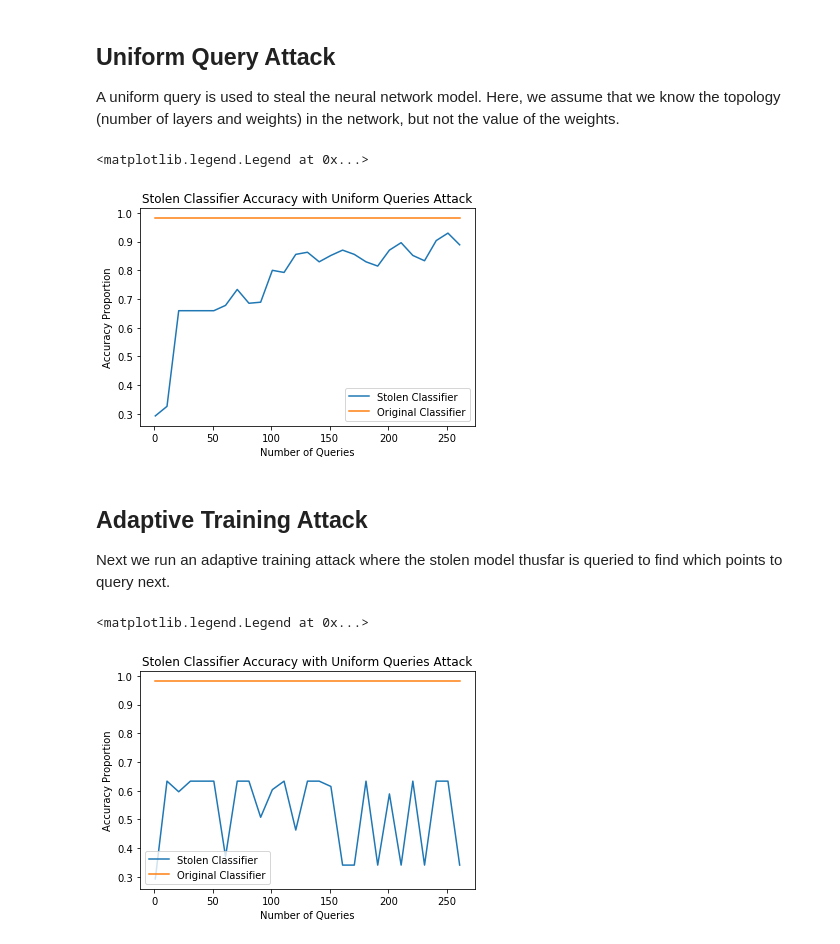
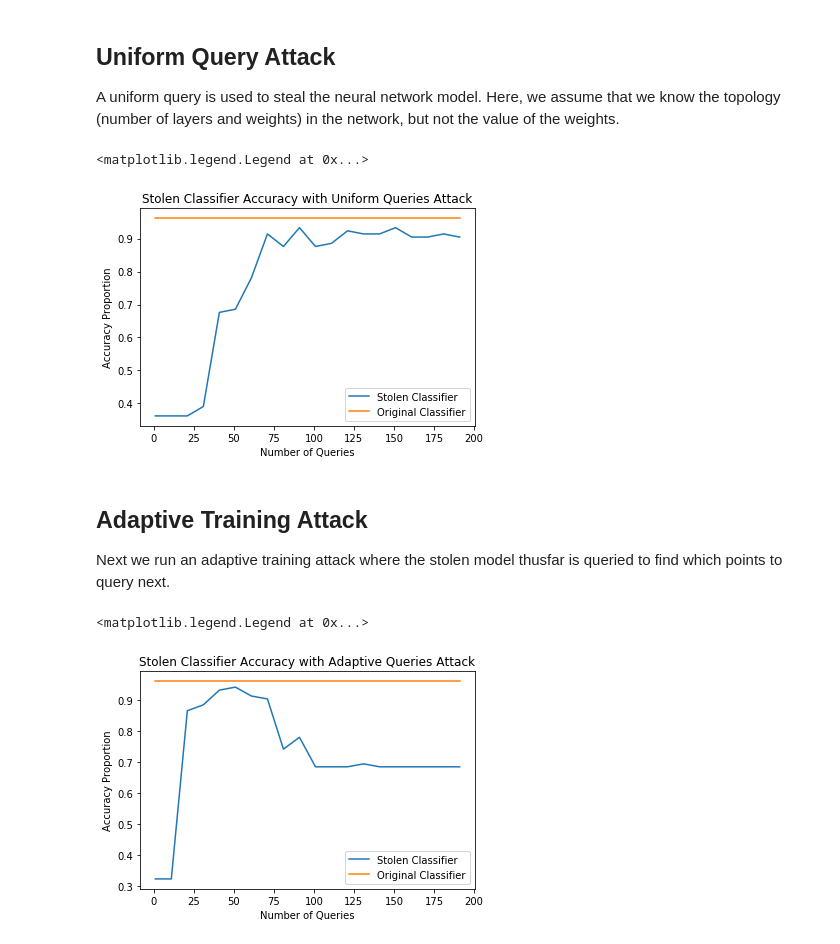
Before and after one commit to tj-kim/privacy_project, a Jupyter notebook: logReg_NB/Multi-Layer Perceptron Attack 2.ipynb, the cells around one changed output. Saved outputs shown, nothing was run; the diff lists cells and outputs as text; code cells hidden in the pictures.

Commit message:
complete project - added adaptive training attack for NN

```diff
--- a/logReg_NB/Multi-Layer Perceptron Attack 2.ipynb
+++ b/logReg_NB/Multi-Layer Perceptron Attack 2.ipynb
@@ -20,25 +20,21 @@ from sklearn import metrics
 # Import Dataset
 filename = "iris.csv"
 df = pd.read_csv(filename, sep='\s*,\s*',engine = 'python')
-df = df.append([df]*5,ignore_index=True)
 
 # Split training/test data to input and output
 cols = ['sepal length','sepal width', 'petal length', 'petal width']
 y_val = 'class'
 
 # Separate each dataset into training, testing, and query data
-total_rest,total_test = train_test_split(df, test_size=0.4, shuffle=True)
-total_train,queries = train_test_split(total_rest, test_size = 0.5, shuffle = True)
+total_train,total_test = train_test_split(df, test_size=0.3, shuffle=True)
 
 # Separate each sub dataset to input and output
 total_train_data = total_train.loc[:,total_train.columns != y_val]
 total_train_label = total_train.loc[:,total_train.columns == y_val]
 total_test_data = total_train.loc[:,total_test.columns != y_val]
 total_test_label = total_train.loc[:,total_test.columns == y_val]
-query_data = queries.loc[:,queries.columns != y_val]
-query_label = queries.loc[:,queries.columns == y_val]
+# query_data = queries.loc[:,queries.columns != y_val]
 
 # One Hot Encode Output Data
 total_train_label = pd.get_dummies(total_train_label,prefix=['class'])
 total_test_label = pd.get_dummies(total_test_label,prefix=['class'])
-query_label = pd.get_dummies(query_label,prefix=['class'])
@@ -44,0 +43,16 @@ query_label = pd.get_dummies(query_label,prefix=['class'])
+# %%
+# Analyze the dataset to get range of each values
+temp = df.loc[:,df.columns != y_val].values
+maxes = np.amax(temp,axis = 0)
+mins = np.amin(temp,axis=0)
+
+# Make fake dataset
+num = 1000
+att0 = np.random.uniform(mins[0],maxes[0],[num,1])
+att1 = np.random.uniform(mins[1],maxes[1],[num,1])
+att2 = np.random.uniform(mins[2],maxes[2],[num,1])
+att3 = np.random.uniform(mins[3],maxes[3],[num,1])
+
+query_data_vals = np.concatenate((att0,att1,att2,att3),axis=1)
+query_data = pd.DataFrame(query_data_vals)
+query_data
@@ -191,7 +219,7 @@ A uniform query is used to steal the neural network model. Here, we assume that
 # %%
 from sklearn.metrics import accuracy_score
 
-query_num = np.arange(1,query_data.shape[0],10)
+query_num = np.arange(1,int(query_data.shape[0]/5),10)
 accs = np.zeros(query_num.size)
 og_acc = np.zeros(query_num.size)
 accs_idx = 0
@@ -235,23 +263,23 @@ plt.ylabel("Accuracy Proportion")
 plt.gca().legend(('Stolen Classifier','Original Classifier'))
 # %% [output]
 <matplotlib.legend.Legend at 0x...>
-[figure, old version]
+[figure, new version]
 # %% [markdown]
 ## Adaptive Training Attack
 
 Next we run an adaptive training attack where the stolen model thusfar is queried to find which points to query next.
 # %%
-query_data2 = query_data.append([query_data]*5,ignore_index=True)
-query_num2 = np.arange(1,query_data.shape[0],10)
+query_data2 = query_data
+query_num2 = np.arange(1,int(query_data.shape[0]/5),10)
 accs2 = np.zeros(query_num.size)
 accs_idx = 0
 
 temp_samp = query_data.sample(n=0)
 
-for num in query_num:
+for num in query_num2:
     # take subset of query data and obtain labels from real classifier
     if num > 1: # Not first instance - we query our own NN and find good points to ask
-        num2 = num - query_num[accs_idx-1]
+        num2 = num - query_num2[accs_idx-1]
         new_samp = query_data.sample(n=num2 * 5)
         ns2 = torch.from_numpy(new_samp.values/axes_max).float()
 
@@ -261,7 +289,7 @@ for num in query_num:
         idxs = max_confs.argsort()[:num2]
 
         np_samp_min = new_samp.iloc[idxs,:]
-        temp_samp = temp_samp.append(np_samp_min)
+        temp_samp = temp_samp.append(np_samp_min/axes_max)
 
         samp = torch.from_numpy(temp_samp.values).float()
         sweep_labels = NN.predict(samp,True)[0]
@@ -276,32 +304,32 @@ for num in query_num:
 
     else: # First instance - we do same as uniform query
         num2 = num
         new_samp = query_data.sample(n=num2)
         temp_samp = temp_samp.append(new_samp/axes_max)
         samp = torch.from_numpy(temp_samp.values).float()
         sweep_labels = NN.predict(samp,True)[0]
         sweep_labels = torch.from_numpy(sweep_labels).float()
 
         # Sub-loop to run stochastic gradient descent multiple times
         NN_ad = Neural_Network()
 
         for i in range(1000):  # trains the NN 1,000 times
             NN_ad.train(samp, sweep_labels)
             NN_ad.saveWeights(NN_ad)
 
     # Build stolen classifier with output data
     sweep_pred = NN_ad.predict(torch.from_numpy(total_test_data.values/axes_max).float(),True)
     accs2[accs_idx] = accuracy_score(total_test_label,sweep_pred[0])
 
     accs_idx += 1
 
 # Plot the accuracy
 plt.plot(query_num,accs2)
 plt.plot(query_num,og_acc, label = "Original Classifier")
-plt.title("Stolen Classifier Accuracy with Uniform Queries Attack")
+plt.title("Stolen Classifier Accuracy with Adaptive Queries Attack")
 plt.xlabel("Number of Queries")
 plt.ylabel("Accuracy Proportion")
 plt.gca().legend(('Stolen Classifier','Original Classifier'))
 # %% [output]
 <matplotlib.legend.Legend at 0x...>
-[figure, old version]
+[figure, new version]
```
Also changed, not shown: parts of 9 cells of this notebook, 1 other file.
